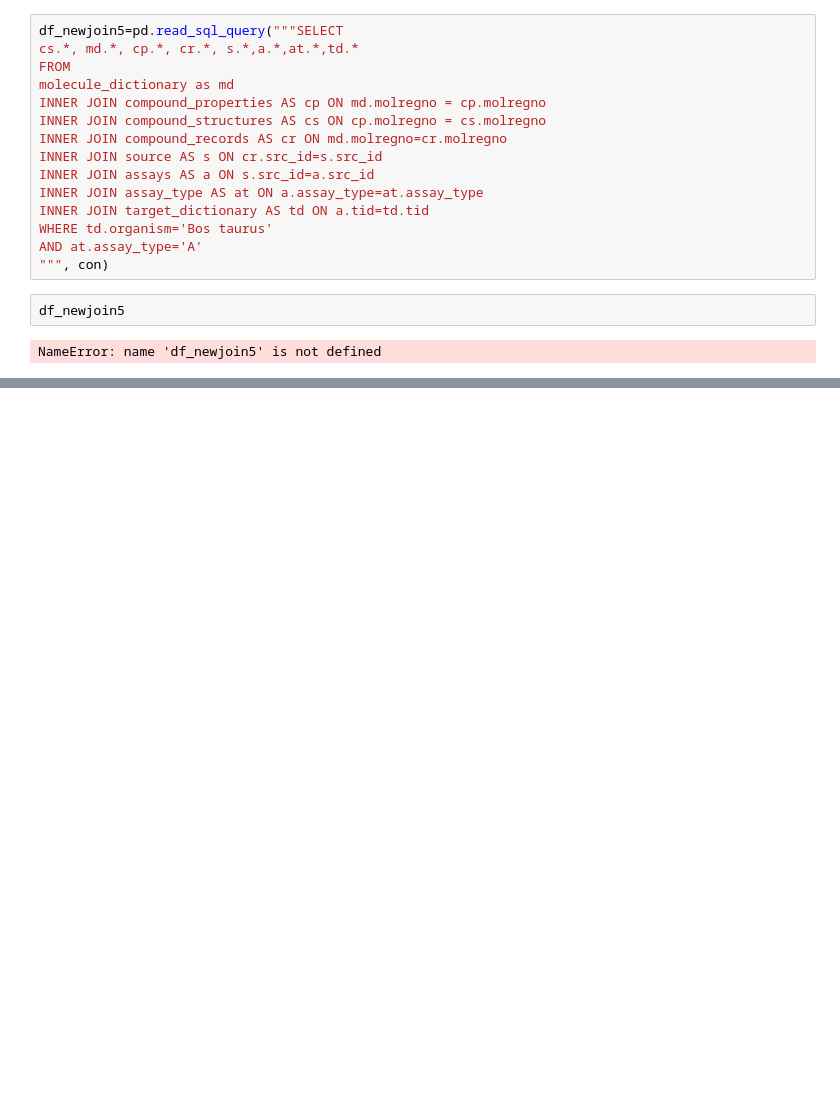
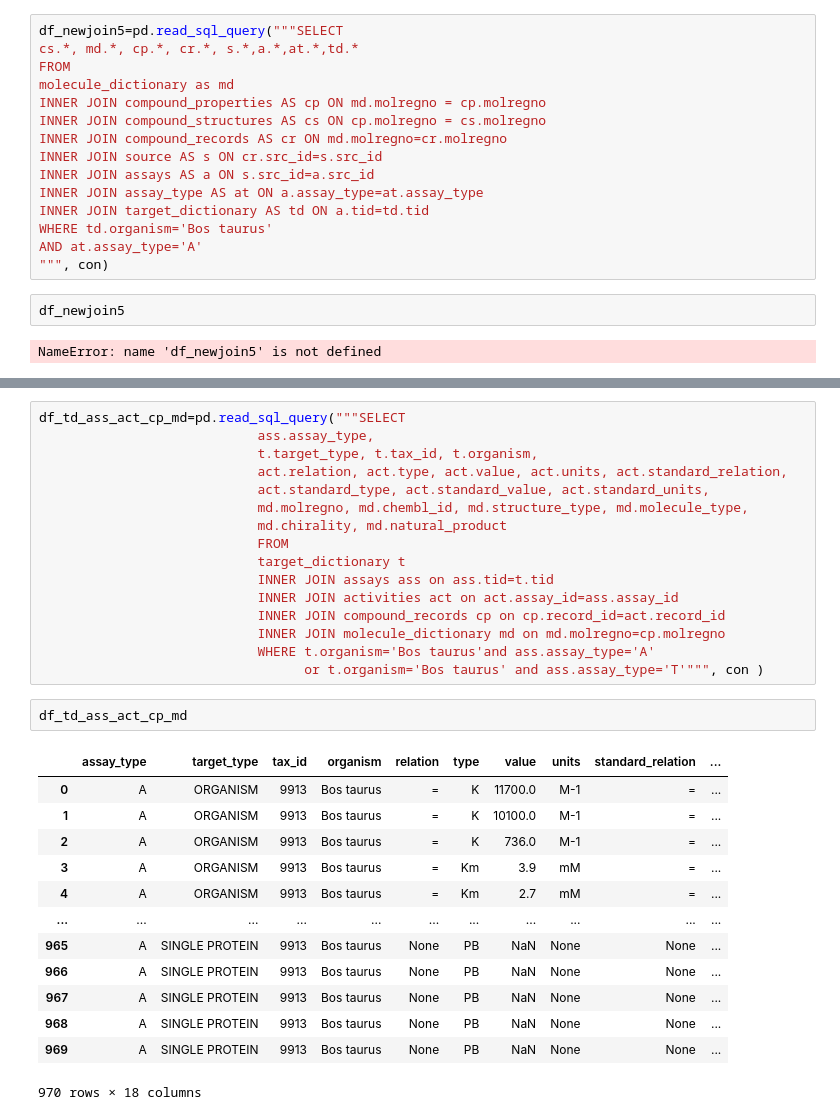
Before and after one commit to Cargill-Capstone2021/ADME-modeling-for-Cargill, a Jupyter notebook: working/CHEMBL_db.ipynb, the cells around one changed output, grey strips where cells are left out. Drawn from its saved outputs; the diff is of its cells as text; blank space fills up the shorter version.

```diff
--- a/working/CHEMBL_db.ipynb
+++ b/working/CHEMBL_db.ipynb
@@ -282,0 +329,32 @@ NameError: name 'df_newjoin5' is not defined
+# %%
+df_td_ass_act_cp_md=pd.read_sql_query("""SELECT
+                            ass.assay_type,
+                            t.target_type, t.tax_id, t.organism,
+                            act.relation, act.type, act.value, act.units, act.standard_relation,
+                            act.standard_type, act.standard_value, act.standard_units,
+                            md.molregno, md.chembl_id, md.structure_type, md.molecule_type,
+                            md.chirality, md.natural_product
+                            FROM
+                            target_dictionary t
+                            INNER JOIN assays ass on ass.tid=t.tid
+                            INNER JOIN activities act on act.assay_id=ass.assay_id
+                            INNER JOIN compound_records cp on cp.record_id=act.record_id
+                            INNER JOIN molecule_dictionary md on md.molregno=cp.molregno
+                            WHERE t.organism='Bos taurus'and ass.assay_type='A'
+                                  or t.organism='Bos taurus' and ass.assay_type='T'""", con )
+# %%
+df_td_ass_act_cp_md
+# %% [output]
+|  | assay_type | target_type | tax_id | organism | relation | type | value | units | standard_relation | ... |
+| 0 | A | ORGANISM | 9913 | Bos taurus | = | K | 11700.0 | M-1 | = | ... |
+| 1 | A | ORGANISM | 9913 | Bos taurus | = | K | 10100.0 | M-1 | = | ... |
+| 2 | A | ORGANISM | 9913 | Bos taurus | = | K | 736.0 | M-1 | = | ... |
+| 3 | A | ORGANISM | 9913 | Bos taurus | = | Km | 3.9 | mM | = | ... |
+| 4 | A | ORGANISM | 9913 | Bos taurus | = | Km | 2.7 | mM | = | ... |
+| ... | ... | ... | ... | ... | ... | ... | ... | ... | ... | ... |
+| 965 | A | SINGLE PROTEIN | 9913 | Bos taurus | None | PB | NaN | None | None | ... |
+| 966 | A | SINGLE PROTEIN | 9913 | Bos taurus | None | PB | NaN | None | None | ... |
+| 967 | A | SINGLE PROTEIN | 9913 | Bos taurus | None | PB | NaN | None | None | ... |
+| 968 | A | SINGLE PROTEIN | 9913 | Bos taurus | None | PB | NaN | None | None | ... |
+| 969 | A | SINGLE PROTEIN | 9913 | Bos taurus | None | PB | NaN | None | None | ... |
+970 rows × 18 columns
```
Also changed, not shown: parts of 24 cells of this notebook.
